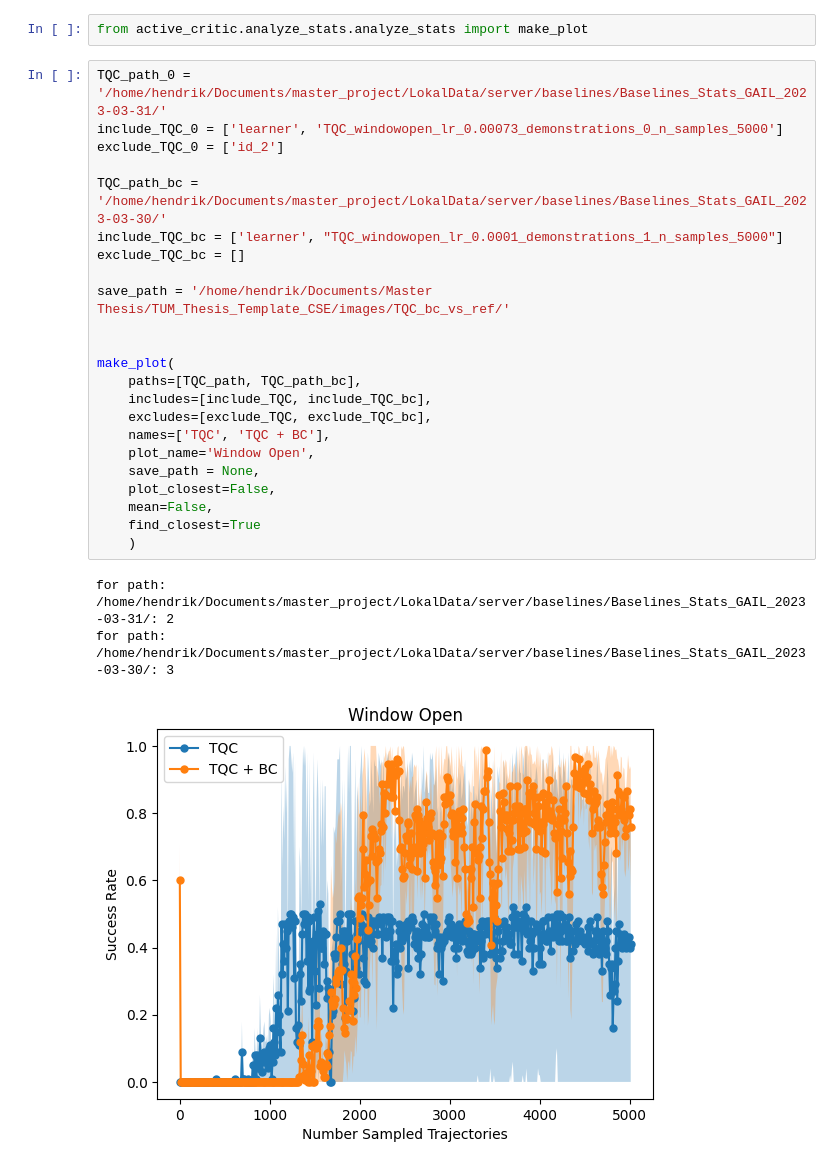
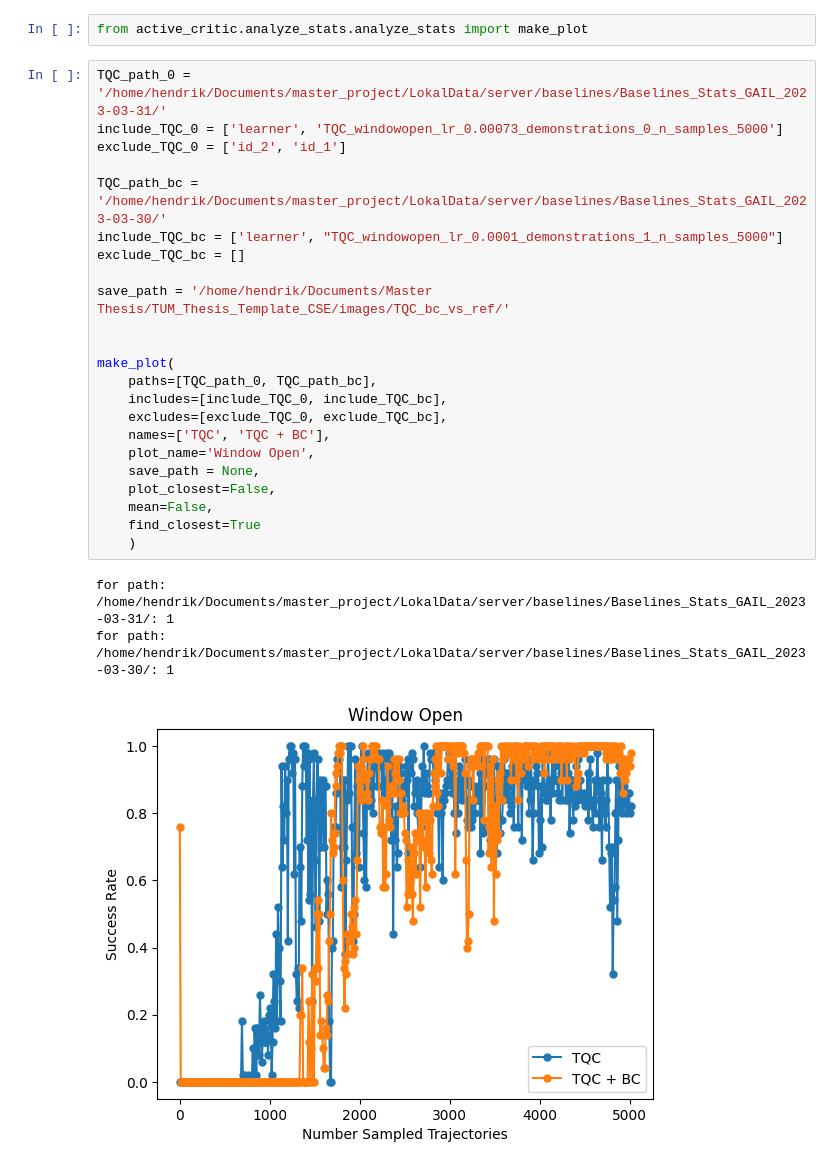
Before and after one commit to ReliableTree/ActiveCritic, a Jupyter notebook: src/active_critic/analyze_stats/dense_0/windowopen.ipynb, the cells around one changed output. Saved outputs shown, nothing was run; the diff lists cells and outputs as text.

```diff
--- a/src/active_critic/analyze_stats/dense_0/windowopen.ipynb
+++ b/src/active_critic/analyze_stats/dense_0/windowopen.ipynb
@@ -3,27 +3,27 @@ from active_critic.analyze_stats.analyze_stats import make_plot
 # %%
 TQC_path_0 = '/home/hendrik/Documents/master_project/LokalData/server/baselines/Baselines_Stats_GAIL_2023-03-31/'
 include_TQC_0 = ['learner', 'TQC_windowopen_lr_0.00073_demonstrations_0_n_samples_5000']
-exclude_TQC_0 = ['id_2']
+exclude_TQC_0 = ['id_2', 'id_1']
 
 TQC_path_bc = '/home/hendrik/Documents/master_project/LokalData/server/baselines/Baselines_Stats_GAIL_2023-03-30/'
 include_TQC_bc = ['learner', "TQC_windowopen_lr_0.0001_demonstrations_1_n_samples_5000"]
 exclude_TQC_bc = []
 
 save_path = '/home/hendrik/Documents/Master Thesis/TUM_Thesis_Template_CSE/images/TQC_bc_vs_ref/'
 
 
 make_plot(
-    paths=[TQC_path, TQC_path_bc],
-    includes=[include_TQC, include_TQC_bc],
-    excludes=[exclude_TQC, exclude_TQC_bc],
+    paths=[TQC_path_0, TQC_path_bc],
+    includes=[include_TQC_0, include_TQC_bc],
+    excludes=[exclude_TQC_0, exclude_TQC_bc],
     names=['TQC', 'TQC + BC'],
     plot_name='Window Open',
     save_path = None,
     plot_closest=False,
     mean=False,
     find_closest=True
     )
 # %% [output]
-for path: /home/hendrik/Documents/master_project/LokalData/server/baselines/Baselines_Stats_GAIL_2023-03-31/: 2
-for path: /home/hendrik/Documents/master_project/LokalData/server/baselines/Baselines_Stats_GAIL_2023-03-30/: 3
+for path: /home/hendrik/Documents/master_project/LokalData/server/baselines/Baselines_Stats_GAIL_2023-03-31/: 1
+for path: /home/hendrik/Documents/master_project/LokalData/server/baselines/Baselines_Stats_GAIL_2023-03-30/: 1
-[figure, old version]
+[figure, new version]
```
